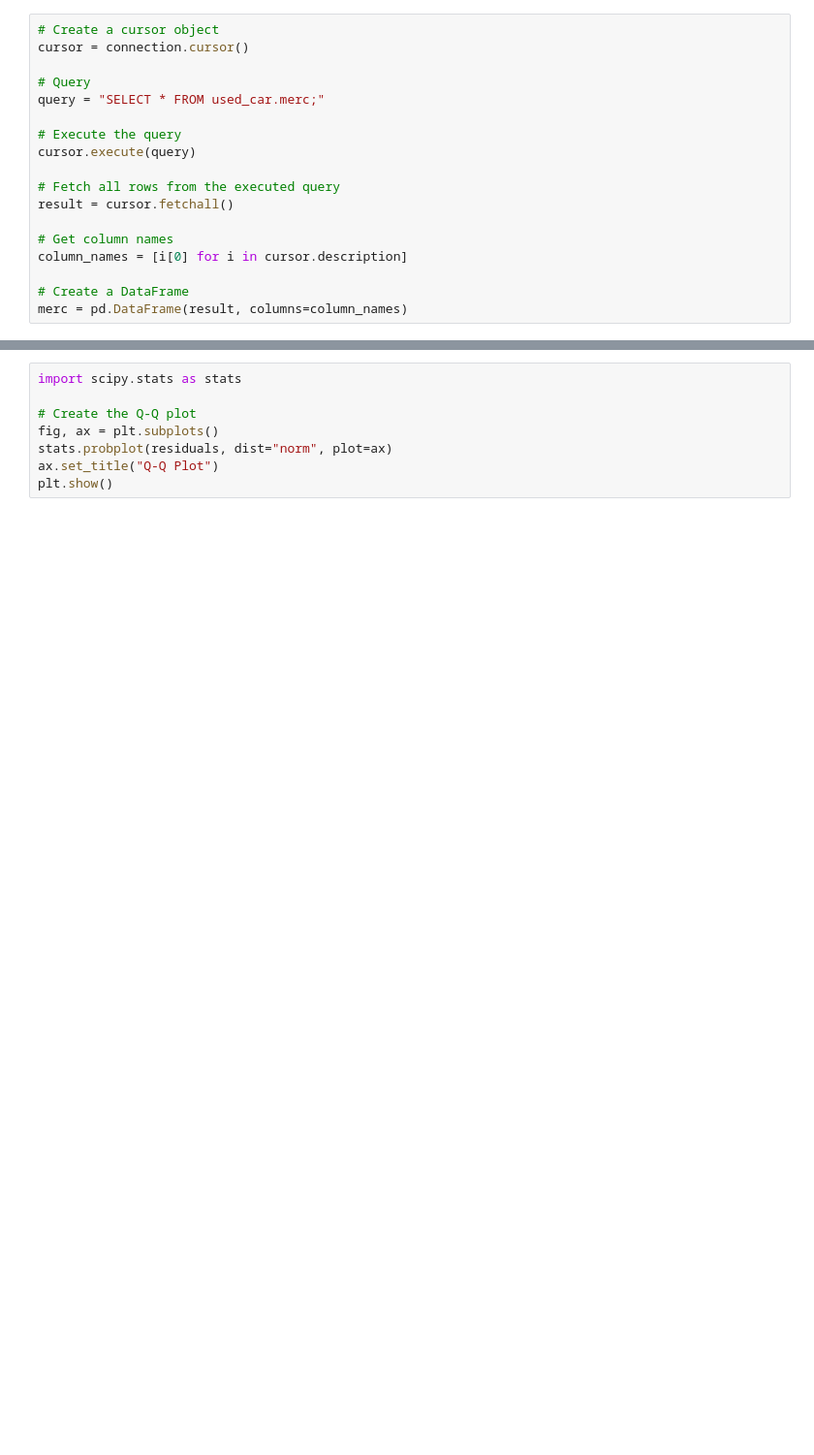
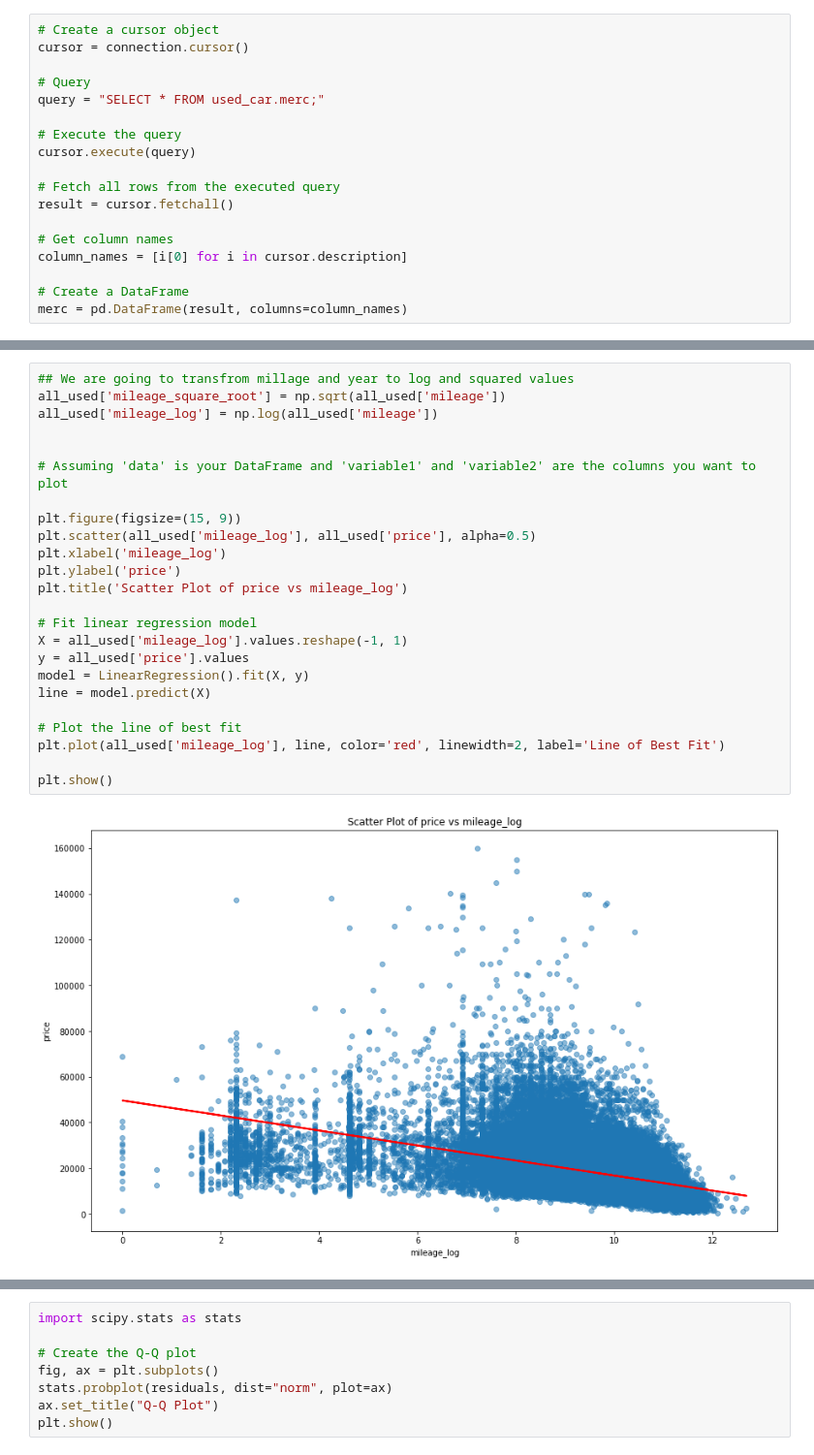
Before and after one commit to Daniel-Peacock/Used_car_Python_linear_regression, a Jupyter notebook: Used_car regression.ipynb, the cells around one changed output, grey strips where cells are left out. Shown at 97% size. Drawn from its saved outputs; the diff is of its cells as text; blank space fills up the shorter version.

```diff
--- a/Used_car regression.ipynb
+++ b/Used_car regression.ipynb
@@ -322,3 +226,29 @@ all_used
+# %%
+## We are going to transfrom millage and year to log and squared values
+all_used['mileage_square_root'] = np.sqrt(all_used['mileage'])
+all_used['mileage_log'] = np.log(all_used['mileage'])
+
+
+# Assuming 'data' is your DataFrame and 'variable1' and 'variable2' are the columns you want to plot
+
+plt.figure(figsize=(15, 9))
+plt.scatter(all_used['mileage_log'], all_used['price'], alpha=0.5)
+plt.xlabel('mileage_log')
+plt.ylabel('price')
+plt.title('Scatter Plot of price vs mileage_log')
+
+# Fit linear regression model
+X = all_used['mileage_log'].values.reshape(-1, 1)
+y = all_used['price'].values
+model = LinearRegression().fit(X, y)
+line = model.predict(X)
+
+# Plot the line of best fit
+plt.plot(all_used['mileage_log'], line, color='red', linewidth=2, label='Line of Best Fit')
+
+plt.show()
+# %% [output]
+[figure, added]
 # %%
 ## Creating our initial general model for prediciting car prices based on the mileage, year and tax.
 ## The goal is to create a accurate general model that will work on all cars. This may not be feasible or optimal so individual models based on the brand will be constructed later.
```
Also changed, not shown: parts of 17 cells of this notebook.
